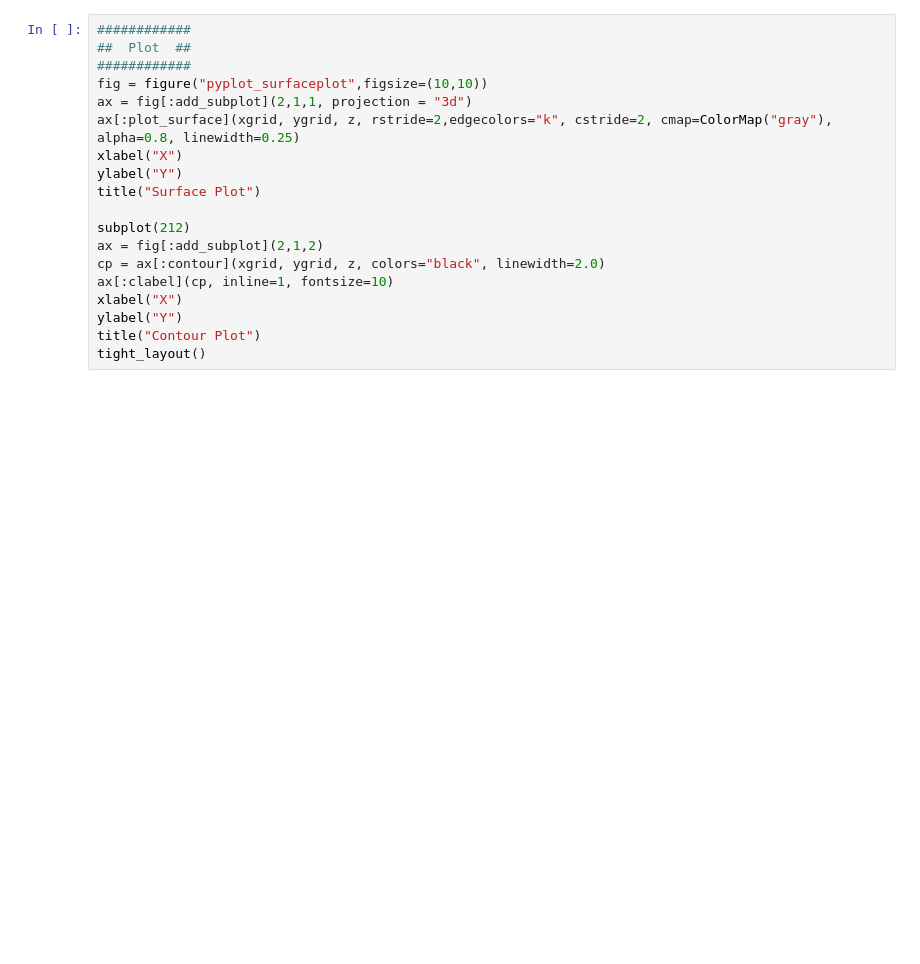
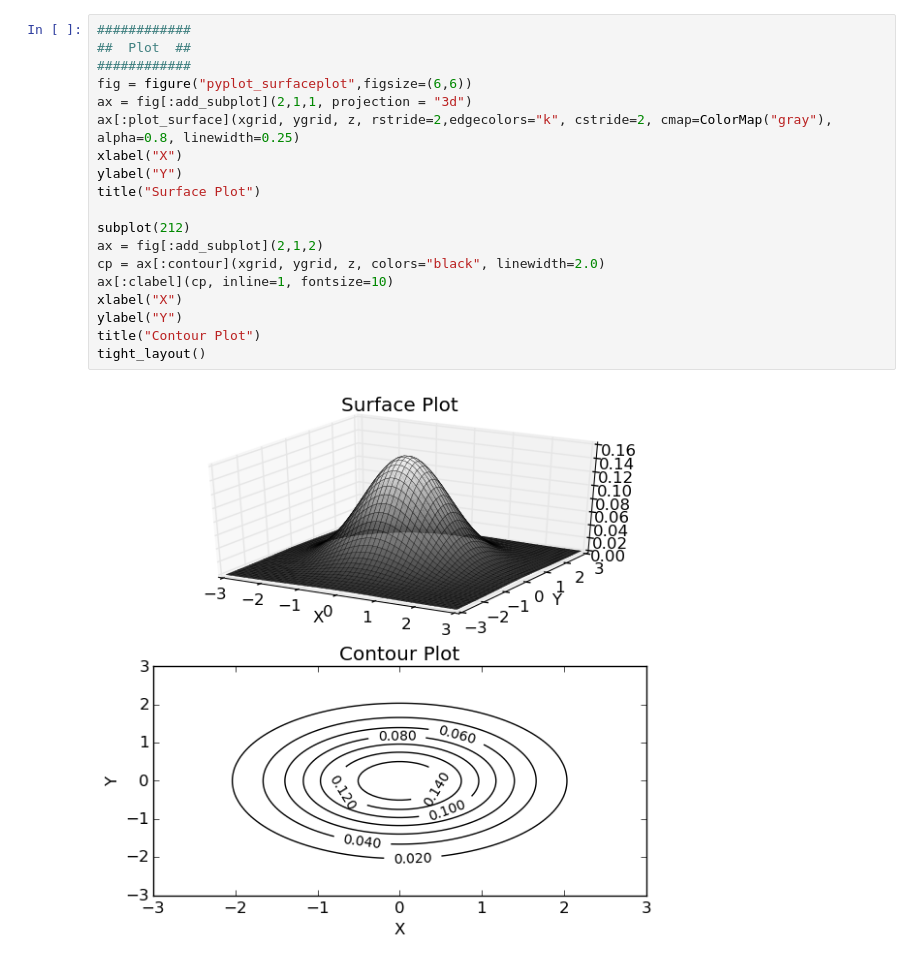
Before and after one commit to gizmaa/Julia_Examples, a Jupyter notebook: pyplot_surfaceplot.ipynb, the cells around one changed output. Cells and saved outputs as stored; diff of their text form; blank space fills up the shorter version.

Commit message:
Updated IJulia notebooks with inline plots (forgot to add notebooks last time)

```diff
--- a/pyplot_surfaceplot.ipynb
+++ b/pyplot_surfaceplot.ipynb
@@ -33,19 +35,21 @@ end
 # %%
 ############
 ##  Plot  ##
 ############
-fig = figure("pyplot_surfaceplot",figsize=(10,10))
+fig = figure("pyplot_surfaceplot",figsize=(6,6))
 ax = fig[:add_subplot](2,1,1, projection = "3d")
 ax[:plot_surface](xgrid, ygrid, z, rstride=2,edgecolors="k", cstride=2, cmap=ColorMap("gray"), alpha=0.8, linewidth=0.25)
 xlabel("X")
 ylabel("Y")
 title("Surface Plot")
 
 subplot(212)
 ax = fig[:add_subplot](2,1,2)
 cp = ax[:contour](xgrid, ygrid, z, colors="black", linewidth=2.0)
 ax[:clabel](cp, inline=1, fontsize=10)
 xlabel("X")
 ylabel("Y")
 title("Contour Plot")
 tight_layout()
+# %% [output]
+[figure, added]
```
Also changed, not shown: parts of 1 cell of this notebook, 14 other files.
